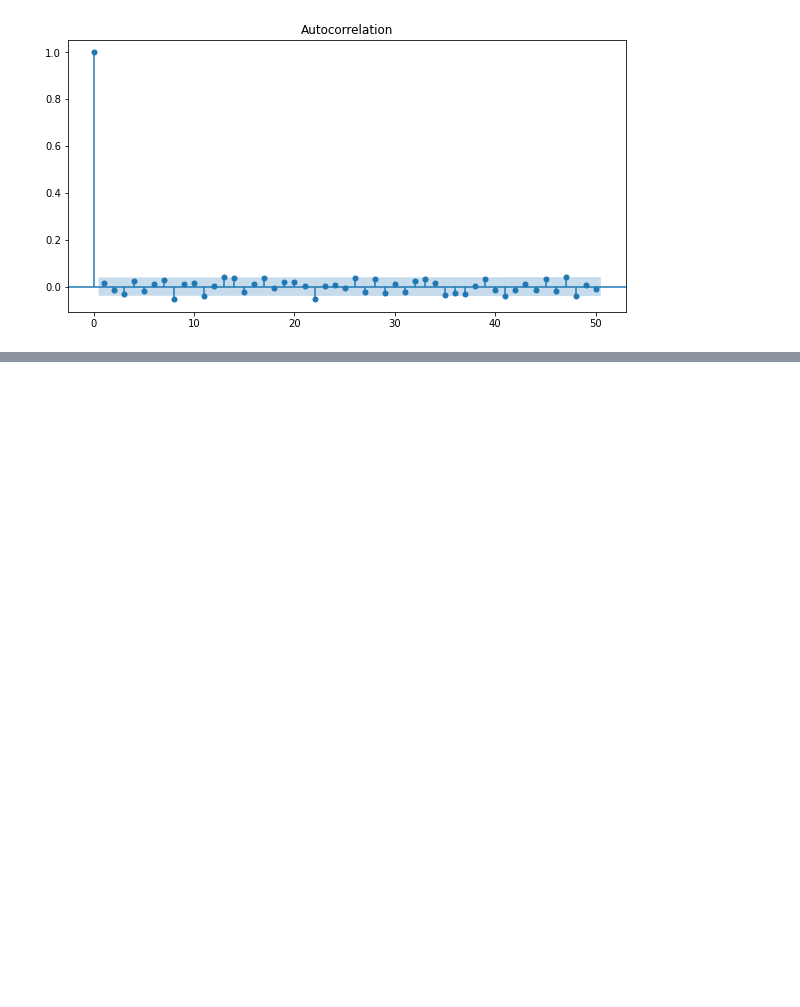
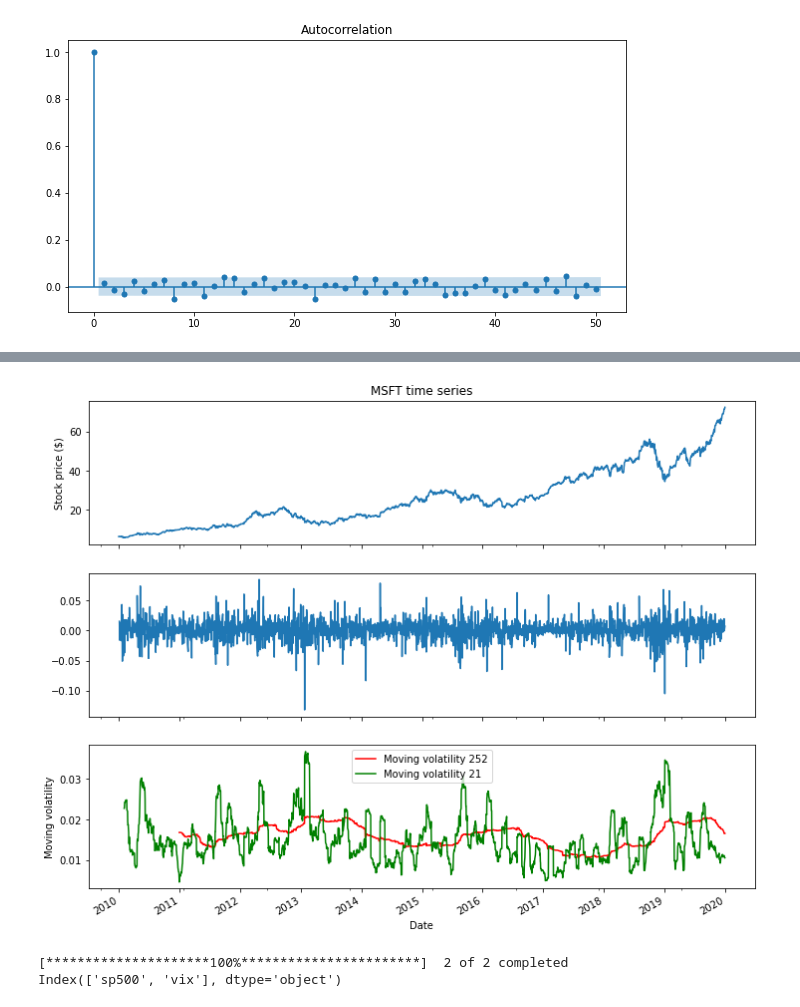
Before and after one commit to annkon22/Finance_python, a Jupyter notebook: stylized_facts.ipynb, the cells around one changed output, grey strips where cells are left out. Saved outputs shown, nothing was run; the diff lists cells and outputs as text; code cells hidden in the pictures; blank space fills up the shorter version.

```diff
--- a/stylized_facts.ipynb
+++ b/stylized_facts.ipynb
@@ -74,0 +86,41 @@ plt.show()
+# %%
+# Leverage effect
+
+# calculate volatility measures as rolling standard deviations
+
+df_yahoo['moving_std_252'] = df_yahoo[['log_rtn']].rolling(window= 252).std()
+df_yahoo['moving_std_21'] = df_yahoo[['log_rtn']].rolling(window= 21).std()
+
+# plot the series for comparison
+
+fig, ax = plt.subplots(3, 1, figsize = (12, 10), sharex = True)
+df_yahoo.adj_close.plot(ax = ax[0])
+ax[0].set(title = 'MSFT time series', ylabel = 'Stock price ($)')
+df_yahoo.log_rtn.plot(ax = ax[1])
+ax[1].set(label = 'Log returns (%)')
+df_yahoo.moving_std_252.plot(ax = ax[2], color = 'r', label = 'Moving volatility 252')
+df_yahoo.moving_std_21.plot(ax = ax[2], color = 'g', label = 'Moving volatility 21')
+
+ax[2].set(ylabel = 'Moving volatility', xlabel = 'Date')
+ax[2].legend()
+plt.show()
+# %% [output]
+[figure, added]
+# %%
+# CBOE volatility index
+
+# Download and preprocess the price of the SP500 and VIX
+
+df = yf.download(['^GSPC', '^VIX'], start= '1985-01-01', end = '2020-12-31', progress = 'False')
+df = df[['Adj Close']]
+df.columns = df.columns.droplevel(0)
+df = df.rename(columns = {'^GSPC': 'sp500', '^VIX': 'vix'})
+print(df.columns)
+# calculate the log returns
+
+df['log_rtn'] = np.log(df['sp500'] / df['sp500'].shift(1))
+df['vol_rtn'] = np.log(df['vix'] / df['vix'].shift(1))
+df.dropna(how = 'any', axis = 0, inplace = True)
+# %% [output]
+[*********************100%***********************]  2 of 2 completed
+Index(['sp500', 'vix'], dtype='object')
```
Also changed, not shown: parts of 3 cells of this notebook.
